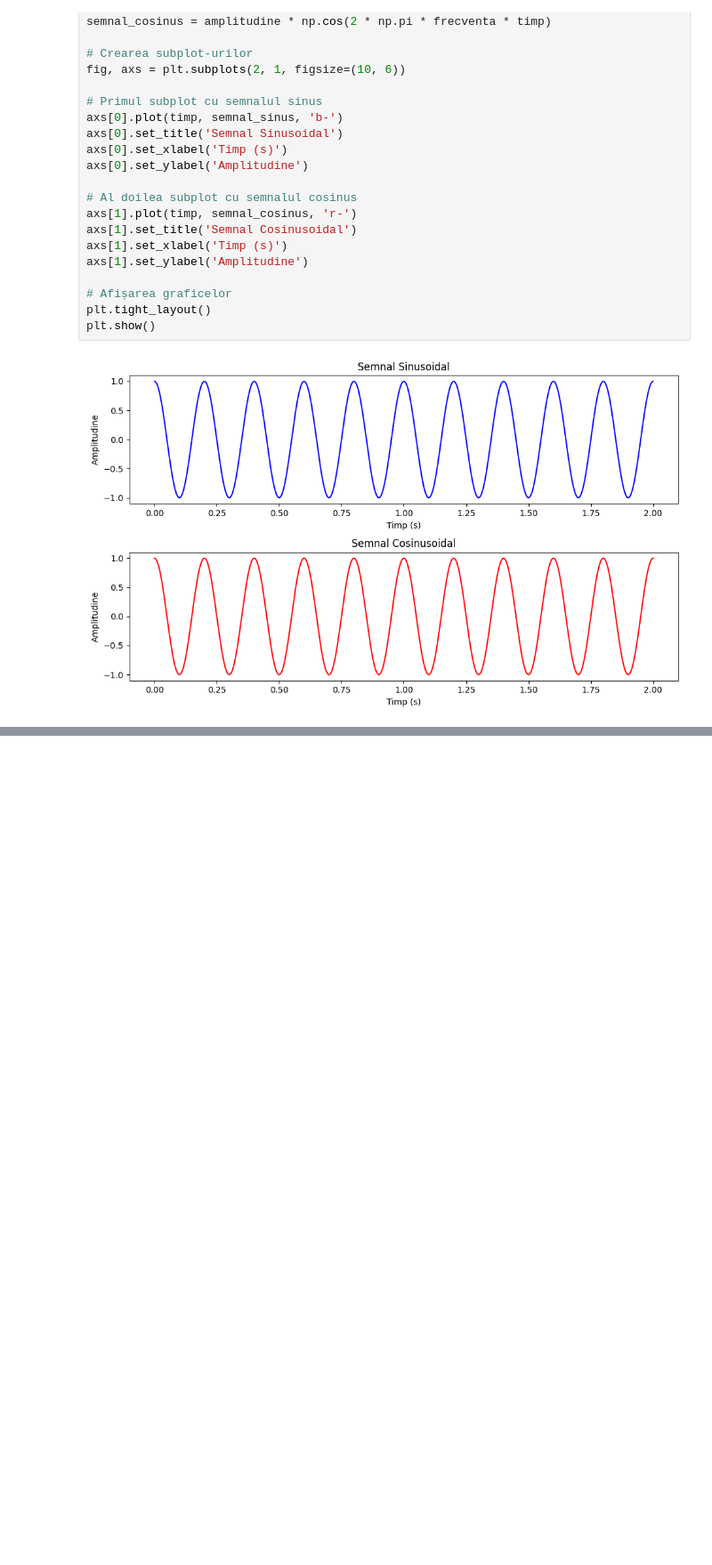
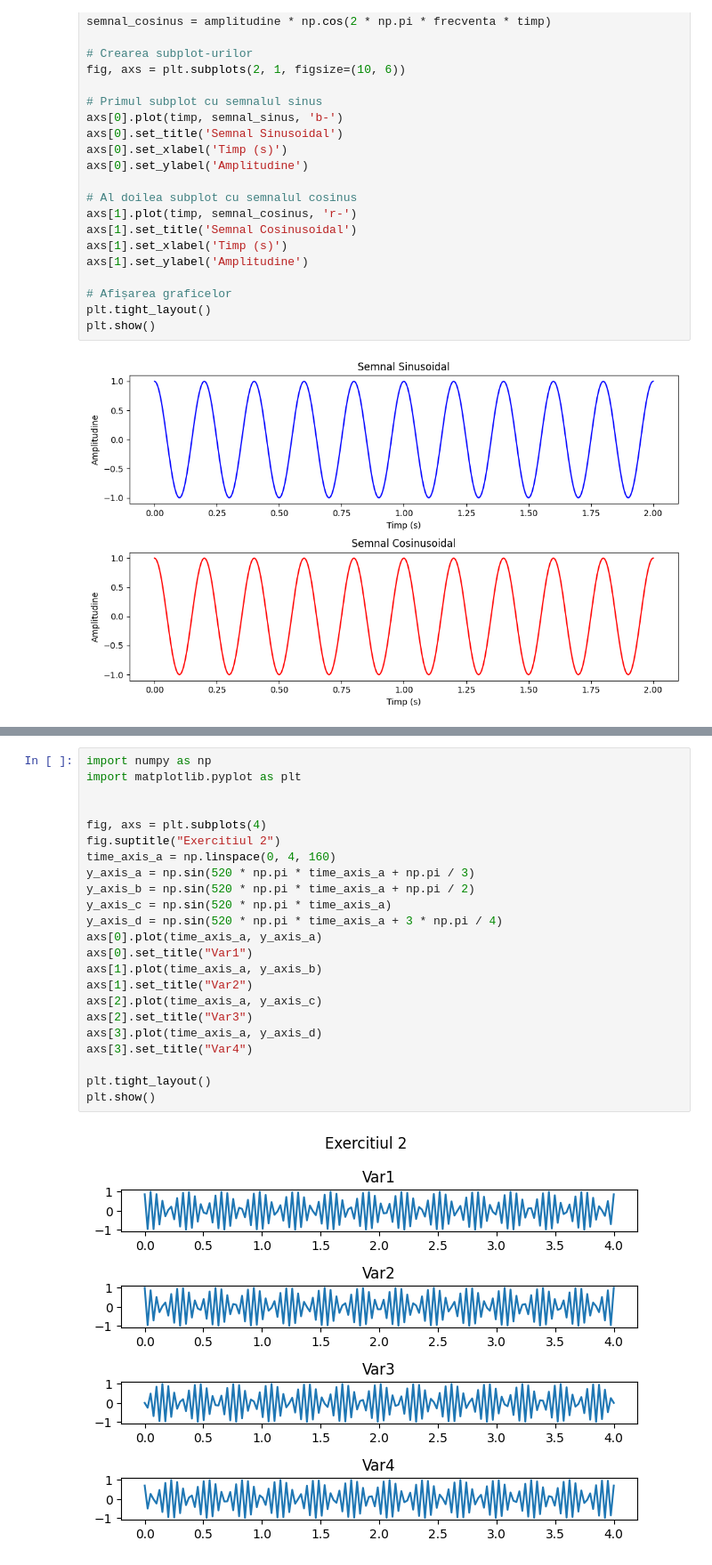
Before and after one commit to CristinaA24/Laborator-PS, a Jupyter notebook: Lab2.ipynb, the cells around one changed output, grey strips where cells are left out. Shown at 89% size. Cells and saved outputs as stored; diff of their text form; blank space fills up the shorter version.

```diff
--- a/Lab2.ipynb
+++ b/Lab2.ipynb
@@ -100,0 +113,25 @@ Text(0, 0.5, 'Amplitudine')
+# %%
+import numpy as np
+import matplotlib.pyplot as plt
+
+
+fig, axs = plt.subplots(4)
+fig.suptitle("Exercitiul 2")
+time_axis_a = np.linspace(0, 4, 160)
+y_axis_a = np.sin(520 * np.pi * time_axis_a + np.pi / 3)
+y_axis_b = np.sin(520 * np.pi * time_axis_a + np.pi / 2)
+y_axis_c = np.sin(520 * np.pi * time_axis_a)
+y_axis_d = np.sin(520 * np.pi * time_axis_a + 3 * np.pi / 4)
+axs[0].plot(time_axis_a, y_axis_a)
+axs[0].set_title("Var1")
+axs[1].plot(time_axis_a, y_axis_b)
+axs[1].set_title("Var2")
+axs[2].plot(time_axis_a, y_axis_c)
+axs[2].set_title("Var3")
+axs[3].plot(time_axis_a, y_axis_d)
+axs[3].set_title("Var4")
+
+plt.tight_layout()
+plt.show()
+# %% [output]
+[figure, added]
```
Also changed, not shown: parts of 1 cell of this notebook.
